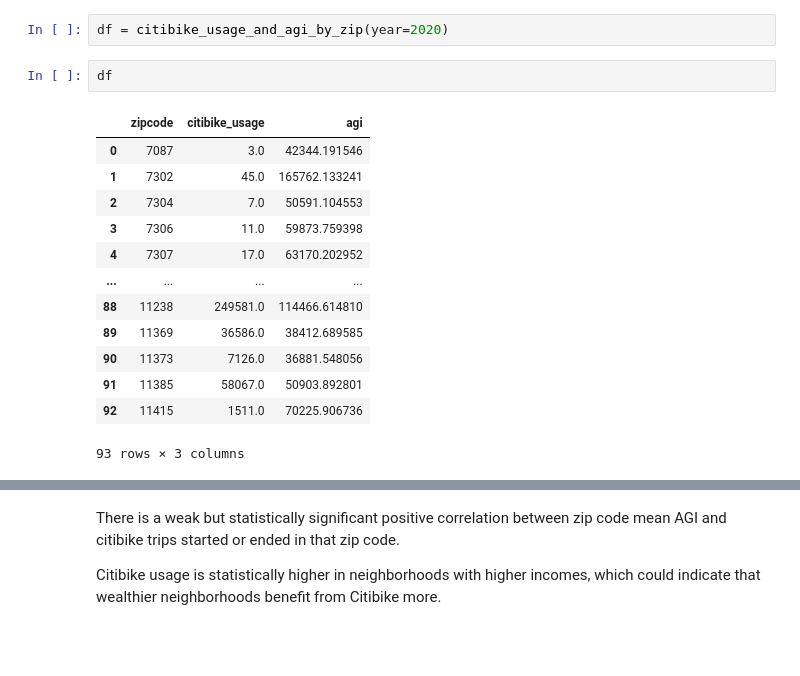
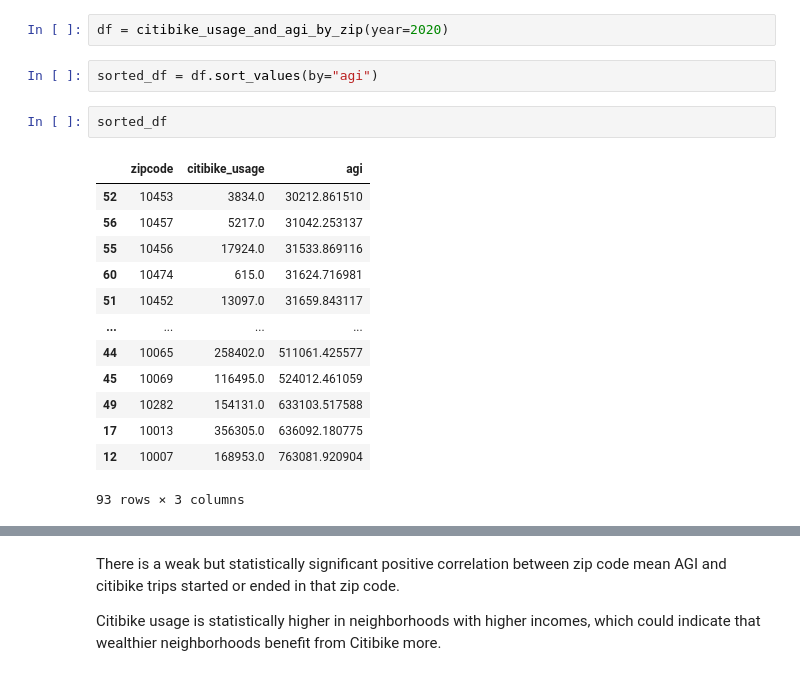
Before and after one commit to twosigma/memento, a Jupyter notebook: example/Citibike.ipynb, the cells around one changed output, grey strips where cells are left out. Drawn from its saved outputs; the diff is of its cells as text; blank space fills up the shorter version.

```diff
--- a/example/Citibike.ipynb
+++ b/example/Citibike.ipynb
@@ -196,20 +177,22 @@ citibike_usage_and_agi_by_zip.dependencies()
 # %%
 df = citibike_usage_and_agi_by_zip(year=2020)
 # %%
-df
+sorted_df = df.sort_values(by="agi")
-# %% [output]
-|  | zipcode | citibike_usage | agi |
-| 0 | 7087 | 3.0 | 42344.191546 |
-| 1 | 7302 | 45.0 | 165762.133241 |
-| 2 | 7304 | 7.0 | 50591.104553 |
-| 3 | 7306 | 11.0 | 59873.759398 |
-| 4 | 7307 | 17.0 | 63170.202952 |
-| ... | ... | ... | ... |
-| 88 | 11238 | 249581.0 | 114466.614810 |
-| 89 | 11369 | 36586.0 | 38412.689585 |
-| 90 | 11373 | 7126.0 | 36881.548056 |
-| 91 | 11385 | 58067.0 | 50903.892801 |
-| 92 | 11415 | 1511.0 | 70225.906736 |
-93 rows × 3 columns
+# %%
+sorted_df
+# %% [output]
+|  | zipcode | citibike_usage | agi |
+| 52 | 10453 | 3834.0 | 30212.861510 |
+| 56 | 10457 | 5217.0 | 31042.253137 |
+| 55 | 10456 | 17924.0 | 31533.869116 |
+| 60 | 10474 | 615.0 | 31624.716981 |
+| 51 | 10452 | 13097.0 | 31659.843117 |
+| ... | ... | ... | ... |
+| 44 | 10065 | 258402.0 | 511061.425577 |
+| 45 | 10069 | 116495.0 | 524012.461059 |
+| 49 | 10282 | 154131.0 | 633103.517588 |
+| 17 | 10013 | 356305.0 | 636092.180775 |
+| 12 | 10007 | 168953.0 | 763081.920904 |
+93 rows × 3 columns
 # %%
 plt.figure(figsize=(8, 6))
```
Also changed, not shown: parts of 5 cells of this notebook.
